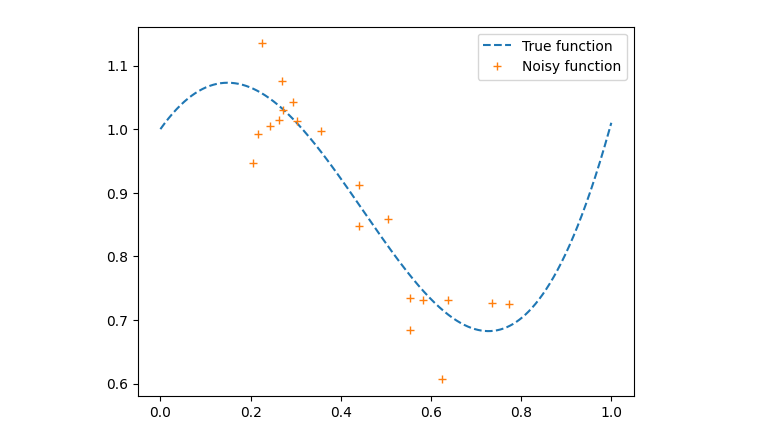
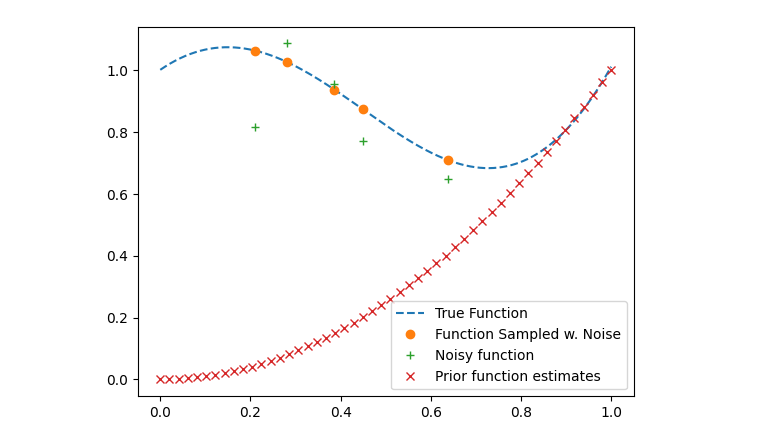
Before and after one commit to rafisondi/ml-playground, a Jupyter notebook: GaussianProcess.ipynb, the cells around one changed output. Saved outputs shown, nothing was run; the diff lists cells and outputs as text; code cells hidden in the pictures.

Commit message:
More compact code including no noise sampling

```diff
--- a/GaussianProcess.ipynb
+++ b/GaussianProcess.ipynb
@@ -7,4 +48,13 @@ import matplotlib.pyplot as plt
 # %%
+# Data points
 x = np.linspace(0, 1 , 1000)
-x_measurement = np.sort( np.random.uniform(0.2,0.8,20) ) #x[::5]
-var = 0.05
+x_measurement = np.sort( np.random.uniform(0.2,0.8,5) ) #x[::5]
+noise_var = 0.1
+var = 1
+f_values = function(x)
+f_sampled = function(x_measurement)
+y_values = noisy_function(x_measurement, noise_var)
+
+# Inference
+x_inference = np.array(np.linspace(0,1,50))
+intial_model_inference = prior_mean_function(x_inference)
@@ -26,11 +61,10 @@ def prior_mean_function(x):
-# %%
-f_values = function(x)
-y_values = noisy_function(x_measurement)
 # %%
 plt.figure()
-plt.plot(x,f_values , '--')
-plt.plot(x_measurement, y_values, '+')
-plt.legend(['True function', 'Noisy function'])
+plt.plot(x,f_values , '--' , label = "True Function")
+plt.plot(x_measurement, f_sampled, 'o' , label = "Function Sampled w. Noise")
+plt.plot(x_measurement, y_values, '+', label = 'Noisy function')
+plt.plot(x_inference, intial_model_inference, 'x' , label = 'Prior function estimates')
+plt.legend()
 plt.show()
 # %% [output]
-[figure, old version]
+[figure, new version]
```
Also changed, not shown: parts of 5 cells of this notebook.
